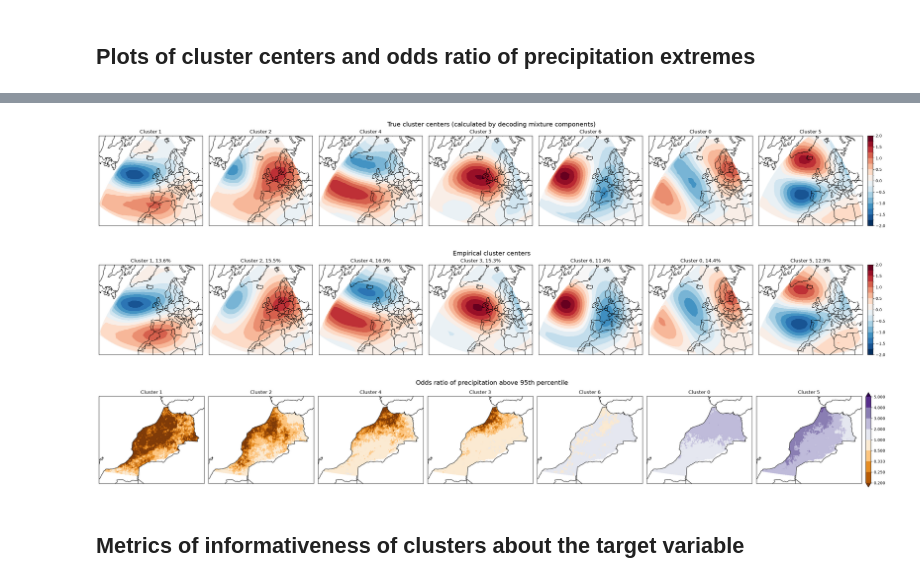
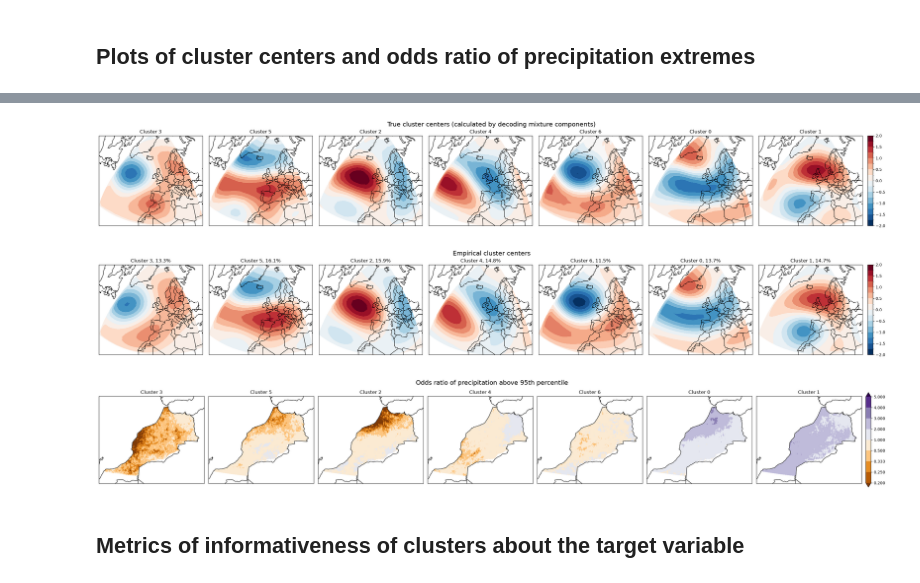
Before and after one commit to EmmaScharfmann/CodeForEarth, a Jupyter notebook: experiments/cmmvae.ipynb, the cells around one changed output, grey strips where cells are left out. Drawn from its saved outputs; the diff is of its cells as text; code cells hidden in the pictures.

```diff
--- a/experiments/cmmvae.ipynb
+++ b/experiments/cmmvae.ipynb
@@ -147,3 +150,3 @@ make_plots(0)
 # %%
-make_plots(5)
+make_plots(1)
 # %% [output]
@@ -154,6 +156,6 @@ WARNING:tensorflow:5 out of the last 202 calls to <function TensorFlowTrainer.ma
-[figure, old version]
+[figure, new version]
-[figure, old version]
+[figure, new version]
-[figure, old version]
+[figure, new version]
 # %% [markdown]
 ## Metrics of informativeness of clusters about the target variable
 # %% [markdown]
```
Also changed, not shown: parts of 9 cells of this notebook, 3 other files.
